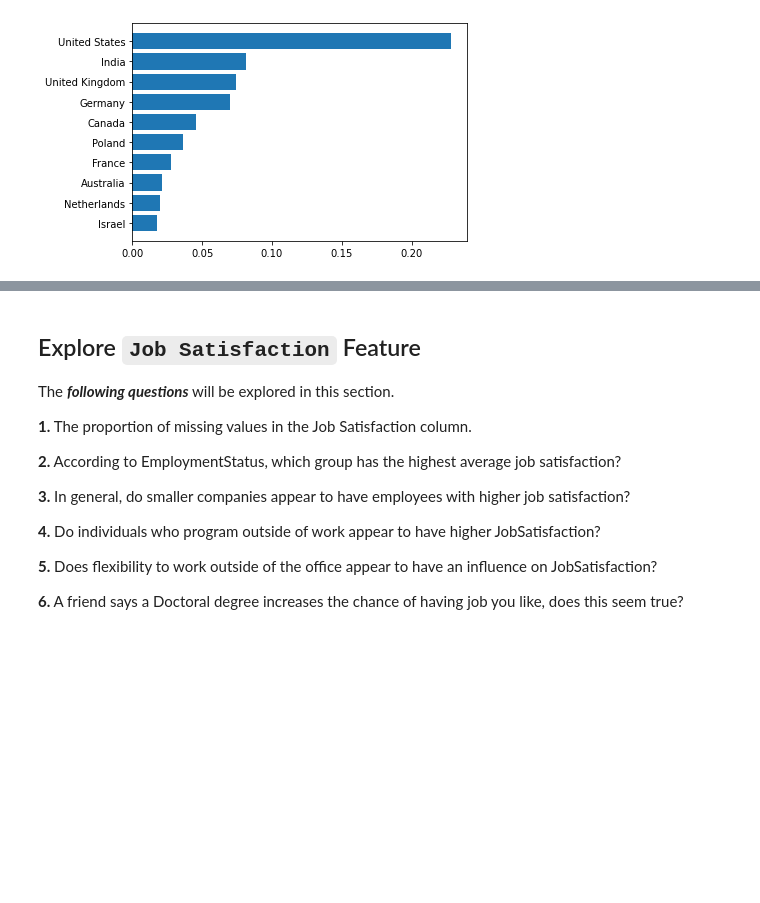
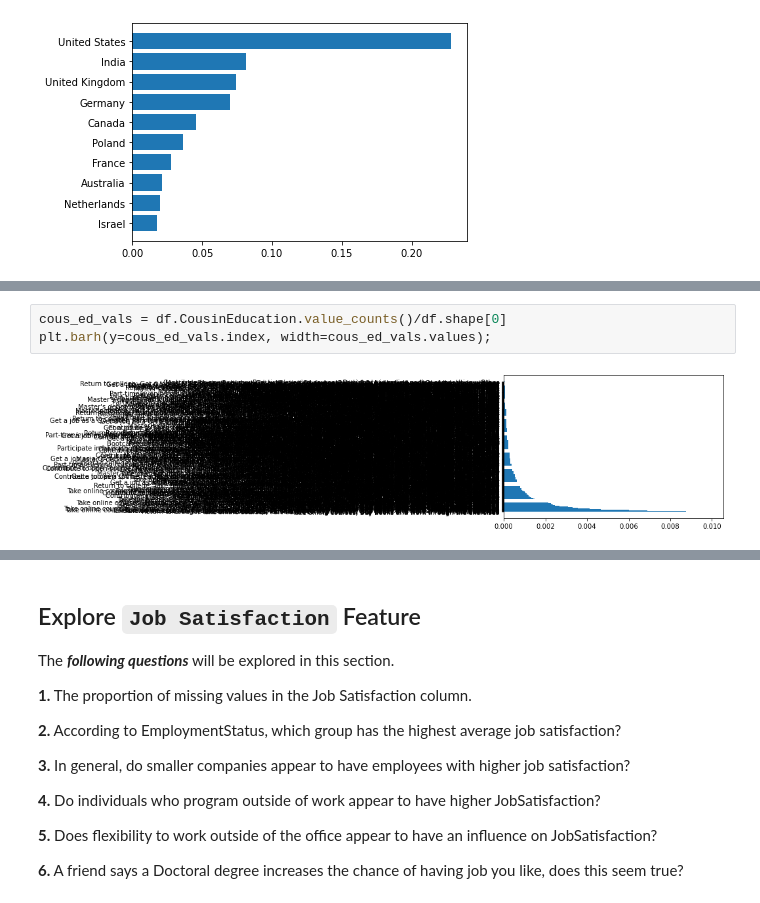
Before and after one commit to Alex-YuZ/SurveyDataAnalysis, a Jupyter notebook: SurveyDataAnalysis.ipynb, the cells around one changed output, grey strips where cells are left out. Drawn from its saved outputs; the diff is of its cells as text; blank space fills up the shorter version.

Commit message:
feat: Count methods of educating suggested

```diff
--- a/SurveyDataAnalysis.ipynb
+++ b/SurveyDataAnalysis.ipynb
@@ -246,0 +304,5 @@ Notice, you have already created the **HigherEd** column using the check code po
+# %%
+cous_ed_vals = df.CousinEducation.value_counts()/df.shape[0]
+plt.barh(y=cous_ed_vals.index, width=cous_ed_vals.values);
+# %% [output]
+[figure, added]
```
Also changed, not shown: parts of 17 cells of this notebook, 1 other file.
